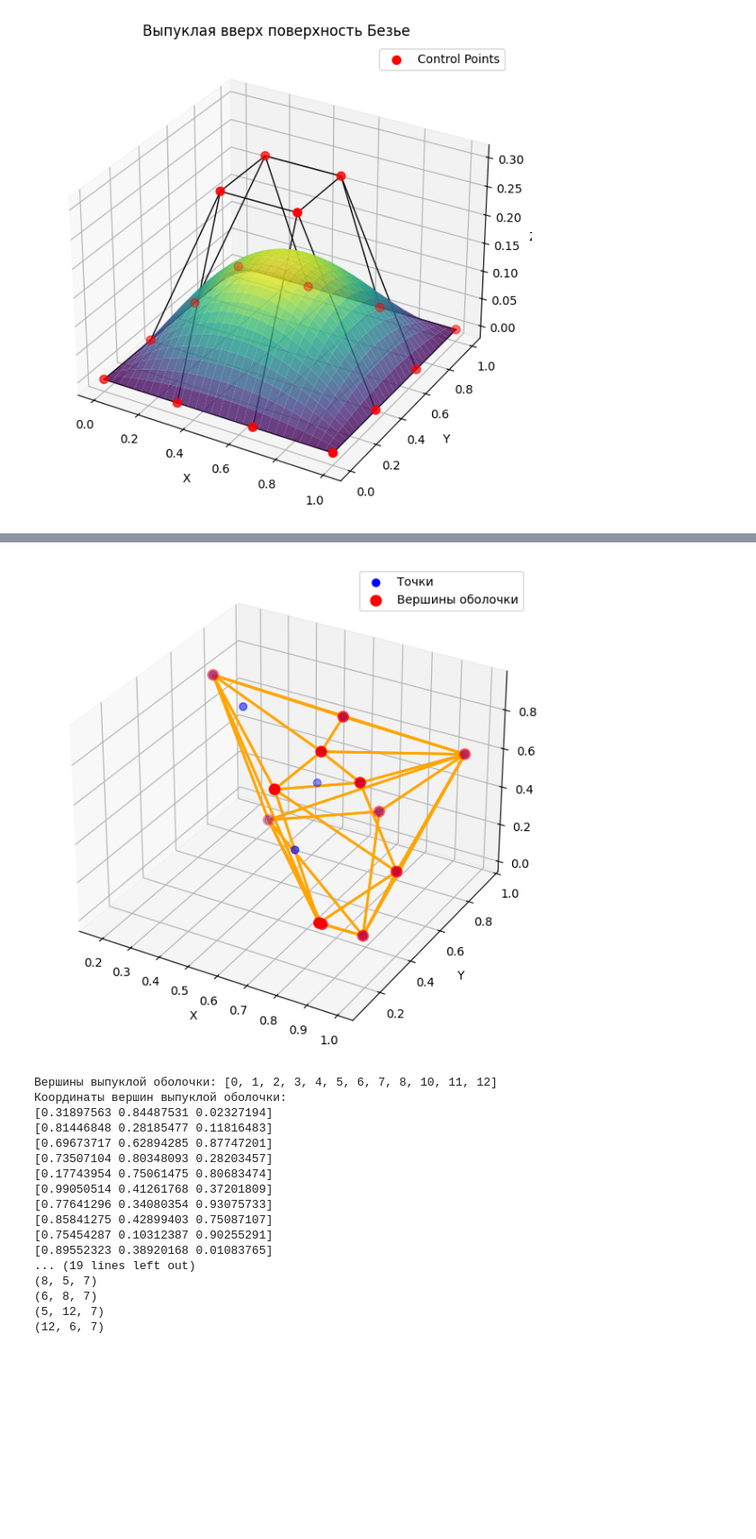
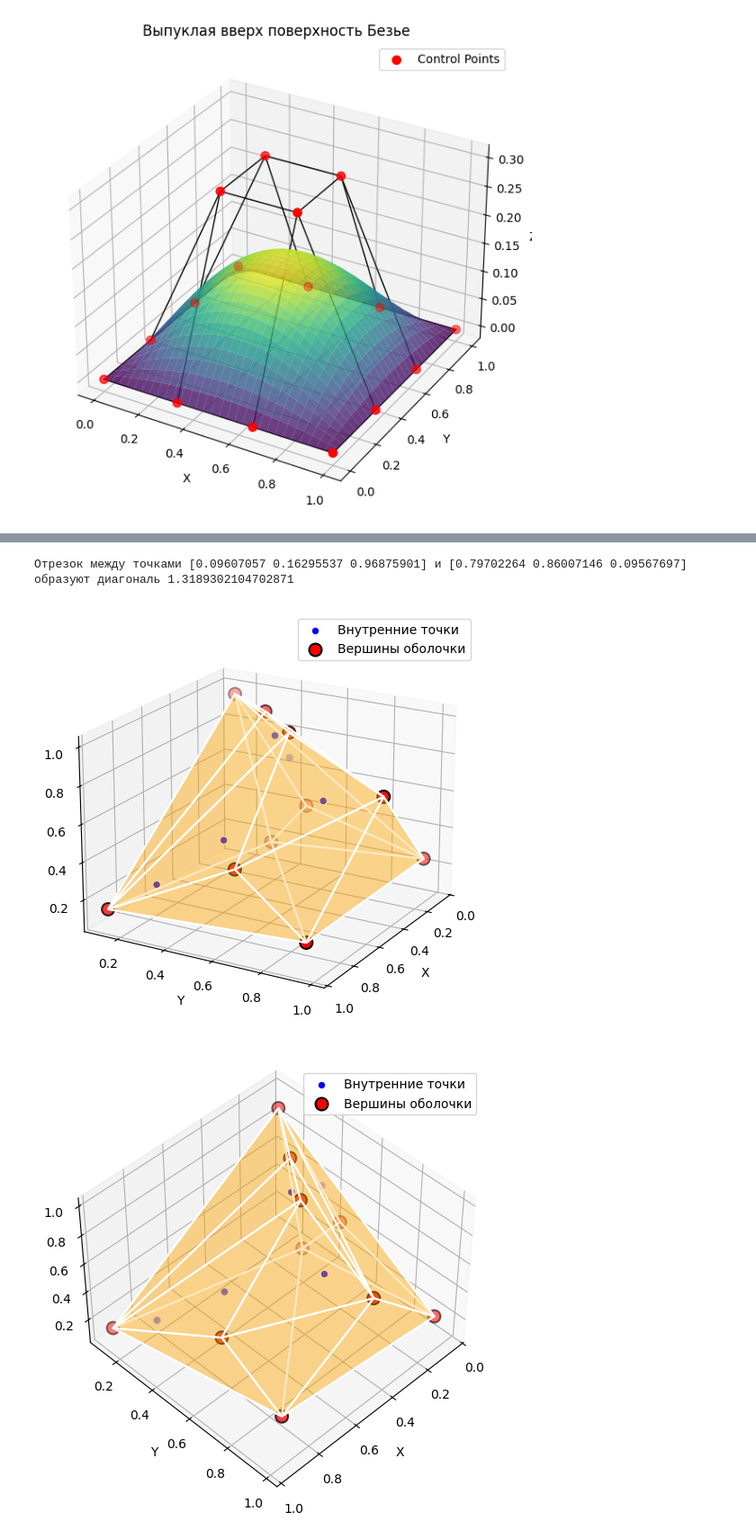
Before and after one commit to sinedmv/ComputationalGeometryLabs, a Jupyter notebook: Task_8.ipynb, the cells around one changed output, grey strips where cells are left out. Shown at 90% size. Saved outputs shown, nothing was run; the diff lists cells and outputs as text; code cells hidden in the pictures; blank space fills up the shorter version.

```diff
--- a/Task_8.ipynb
+++ b/Task_8.ipynb
@@ -181,7 +181,7 @@ class Face:
         self.visible = False
 
     def is_point_above(self, idx):
-        return point_plane_distance(self.points[idx], self.n, self.d) > 1e-8
+        return point_plane_distance(self.points[idx], self.n, self.d) > 0
 
     def __contains__(self, idx):
         return idx in self.vertices
@@ -203,6 +203,7 @@ def find_initial_tetrahedron(points):
                 max_dist = d
                 idx = (i, j)
     a, b = idx
+    print(f"Отрезок между точками {points[a]} и {points[b]} образуют диагональ {max_dist}")
 
     # 2. Найти точку, наиболее удалённую от отрезка ab
     ab = points[b] - points[a]
@@ -321,7 +322,7 @@ def convex_hull_3d(points):
 
     # 3. Инкрементально добавлять точки
     for idx in rest:
-        if is_point_inside_hull(idx, faces, points):
+        if is_point_inside_hull(idx, faces):
             continue
         faces = add_point_to_hull(idx, faces, points)
 
@@ -333,53 +334,40 @@ def convex_hull_3d(points):
         hull_vertices.update(face.vertices)
     return list(hull_vertices), hull_faces
 # %%
-def plot_convex_hull(points, hull_vertices, hull_faces):
-    fig = plt.figure(figsize=(8, 6))
-    ax = fig.add_subplot(111, projection="3d")
+from mpl_toolkits.mplot3d.art3d import Poly3DCollection
 
-    ax.scatter(points[:, 0], points[:, 1], points[:, 2], color="blue", s=40, label="Точки")
+def plot_convex_hull(points, hull_vertices, hull_faces, views=[(20, 30), (45, 45), (0, 0)]):
+    for i, (elev, azim) in enumerate(views):
+        fig = plt.figure(figsize=(7, 5))
+        ax = fig.add_subplot(111, projection="3d")
 
-    hull_vertices = list(set(hull_vertices))
-    ax.scatter(points[hull_vertices, 0], points[hull_vertices, 1], points[hull_vertices, 2], color="red", s=80, label="Вершины оболочки")
+        hull_vertices_set = set(hull_vertices)
+        all_indices = set(range(points.shape[0]))
+        inner_indices = list(all_indices - hull_vertices_set)
 
-    for face in hull_faces:
-        idx = list(face) + [face[0]]
-        ax.plot(points[idx, 0], points[idx, 1], points[idx, 2], color="orange", linewidth=2)
+        if inner_indices:
+            ax.scatter(points[inner_indices, 0], points[inner_indices, 1], points[inner_indices, 2],
+                       color="blue", s=40, edgecolor="white", linewidth=1, label="Внутренние точки")
 
-    ax.set_xlabel("X")
-    ax.set_ylabel("Y")
-    ax.set_zlabel("Z")
-    ax.legend()
-    plt.tight_layout()
-    plt.show()
+        ax.scatter(points[hull_vertices, 0], points[hull_vertices, 1], points[hull_vertices, 2],
+                   color="red", s=100, edgecolor="black", linewidth=1.5, label="Вершины оболочки")
+
+        faces = [points[list(face)] for face in hull_faces]
+        poly3d = Poly3DCollection(faces, facecolors='orange', edgecolors='white', alpha=0.25, linewidths=1.5)
+        ax.add_collection3d(poly3d)
+
+        ax.set_xlabel("X")
+        ax.set_ylabel("Y")
+        ax.set_zlabel("Z")
+        ax.legend()
+        ax.view_init(elev=elev, azim=azim)
+        plt.tight_layout()
+        plt.show()
 
 points = np.random.rand(15, 3)
 hull_vertices, hull_faces = convex_hull_3d(points)
 plot_convex_hull(points, hull_vertices, hull_faces)
-
-print("Вершины выпуклой оболочки:", hull_vertices)
-print("Координаты вершин выпуклой оболочки:")
-for idx in hull_vertices:
-    print(points[idx])
-print("Грани:")
-for f in hull_faces:
-    print(f)
 # %% [output]
+Отрезок между точками [0.09607057 0.16295537 0.96875901] и [0.79702264 0.86007146 0.09567697] образуют диагональ 1.3189302104702871
-[figure, old version]
+[figure, new version]
-Вершины выпуклой оболочки: [0, 1, 2, 3, 4, 5, 6, 7, 8, 10, 11, 12]
-Координаты вершин выпуклой оболочки:
-[0.31897563 0.84487531 0.02327194]
-[0.81446848 0.28185477 0.11816483]
-[0.69673717 0.62894285 0.87747201]
-[0.73507104 0.80348093 0.28203457]
-[0.17743954 0.75061475 0.80683474]
-[0.99050514 0.41261768 0.37201809]
-[0.77641296 0.34080354 0.93075733]
-[0.85841275 0.42899403 0.75087107]
-[0.75454287 0.10312387 0.90255291]
-[0.89552323 0.38920168 0.01083765]
-... (19 lines left out)
-(8, 5, 7)
-(6, 8, 7)
-(5, 12, 7)
-(12, 6, 7)
+[figure, added]
```
Also changed, not shown: parts of 2 cells of this notebook.
